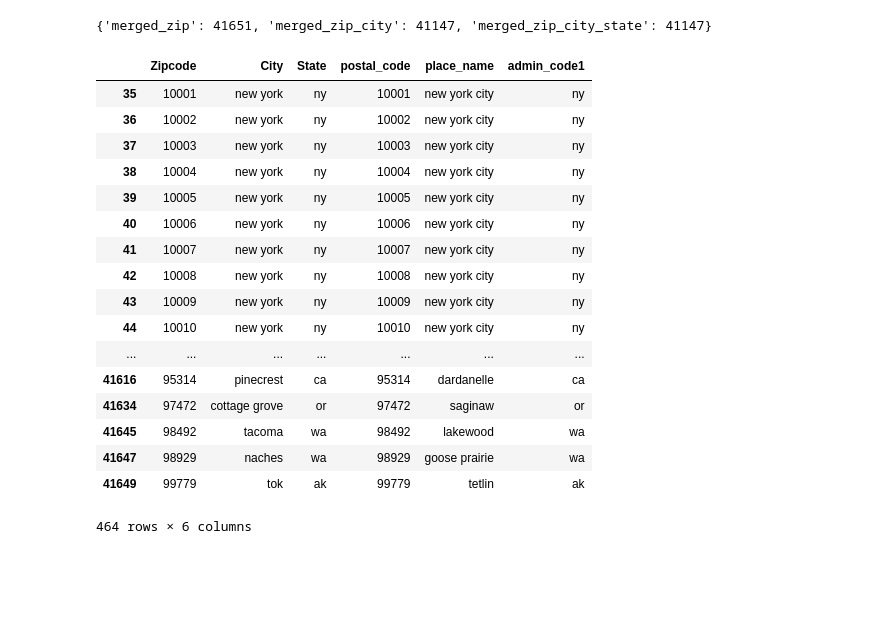
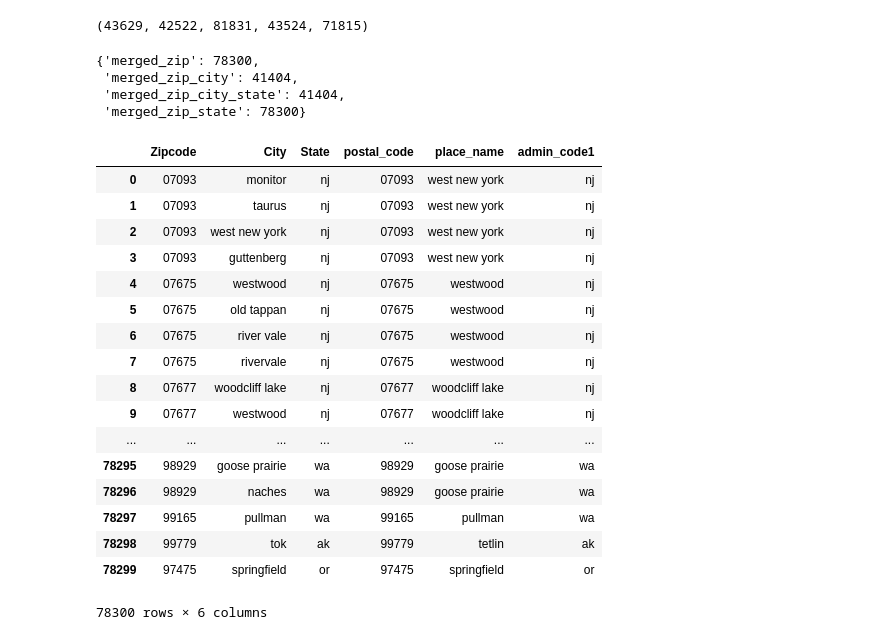
Before and after one commit to wrobstory/zipwhich, a Jupyter notebook: ZipComparo.ipynb, the cells around one changed output. Cells and saved outputs as stored; diff of their text form; code cells hidden in the pictures; blank space fills up the shorter version.

```diff
--- a/ZipComparo.ipynb
+++ b/ZipComparo.ipynb
@@ -57,3 +56,7 @@ free_diff_geo_df
+# %%
+len(geonames), len(free_zip_db), len(free_zip_all), len(noncensus)
+# %% [output]
+(43629, 42522, 81831, 43524, 71815)
 # %%
 # Columns of interest
 geo_zip_city_state = geonames[['postal_code', 'place_name', 'admin_code1']]
@@ -61,45 +65,49 @@ free_zip_city_state = free_zip_db[['Zipcode', 'City', 'State']]
 noncensus_city_state = noncensus[['zip', 'city', 'state']]
 # %%
 # free-zip vs geonames
-merged_zip = pd.merge(free_zip_city_state, geo_zip_city_state,
+merged_zip = pd.merge(free_zip_all_city_state, geo_zip_city_state,
                       left_on='Zipcode', right_on='postal_code')
-merged_zip_city = pd.merge(free_zip_city_state, geo_zip_city_state,
+merged_zip_city = pd.merge(free_zip_all_city_state, geo_zip_city_state,
                            left_on=['Zipcode', 'City'],
                            right_on=['postal_code', 'place_name'])
-merged_zip_city_state = pd.merge(free_zip_city_state, geo_zip_city_state,
+merged_zip_state = pd.merge(free_zip_all_city_state, geo_zip_city_state,
+                            left_on=['Zipcode', 'State'],
+                            right_on=['postal_code', 'admin_code1'])
+merged_zip_city_state = pd.merge(free_zip_all_city_state, geo_zip_city_state,
                                  left_on=['Zipcode', 'City', 'State'],
                                  right_on=['postal_code', 'place_name', 'admin_code1'])
 lengths_free_geo = {
     'merged_zip': len(merged_zip),
     'merged_zip_city': len(merged_zip_city),
+    'merged_zip_state': len(merged_zip_state),
     'merged_zip_city_state': len(merged_zip_city_state)
 }
 lengths_free_geo
 # %% [output]
-{'merged_zip': 41651, 'merged_zip_city': 41147, 'merged_zip_city_state': 41147}
+{'merged_zip': 78300,
+ 'merged_zip_city': 41404,
+ 'merged_zip_city_state': 41404,
+ 'merged_zip_state': 78300}
-# %%
-# What are we missing by joining on zip and city?
-# Things like new york vs new york city, winston-salem vs winston salem
-conflicting_free_geo = merged_zip[~merged_zip['Zipcode'].isin(merged_zip_city['Zipcode'])]
-conflicting_free_geo
-# %% [output]
-|  | Zipcode | City | State | postal_code | place_name | admin_code1 |
-| 35 | 10001 | new york | ny | 10001 | new york city | ny |
-| 36 | 10002 | new york | ny | 10002 | new york city | ny |
-| 37 | 10003 | new york | ny | 10003 | new york city | ny |
-| 38 | 10004 | new york | ny | 10004 | new york city | ny |
-| 39 | 10005 | new york | ny | 10005 | new york city | ny |
-| 40 | 10006 | new york | ny | 10006 | new york city | ny |
-| 41 | 10007 | new york | ny | 10007 | new york city | ny |
-| 42 | 10008 | new york | ny | 10008 | new york city | ny |
-| 43 | 10009 | new york | ny | 10009 | new york city | ny |
-| 44 | 10010 | new york | ny | 10010 | new york city | ny |
-| ... | ... | ... | ... | ... | ... | ... |
-| 41616 | 95314 | pinecrest | ca | 95314 | dardanelle | ca |
-| 41634 | 97472 | cottage grove | or | 97472 | saginaw | or |
-| 41645 | 98492 | tacoma | wa | 98492 | lakewood | wa |
-| 41647 | 98929 | naches | wa | 98929 | goose prairie | wa |
-| 41649 | 99779 | tok | ak | 99779 | tetlin | ak |
-464 rows × 6 columns
+# %%
+merged_zip
+# %% [output]
+|  | Zipcode | City | State | postal_code | place_name | admin_code1 |
+| 0 | 07093 | monitor | nj | 07093 | west new york | nj |
+| 1 | 07093 | taurus | nj | 07093 | west new york | nj |
+| 2 | 07093 | west new york | nj | 07093 | west new york | nj |
+| 3 | 07093 | guttenberg | nj | 07093 | west new york | nj |
+| 4 | 07675 | westwood | nj | 07675 | westwood | nj |
+| 5 | 07675 | old tappan | nj | 07675 | westwood | nj |
+| 6 | 07675 | river vale | nj | 07675 | westwood | nj |
+| 7 | 07675 | rivervale | nj | 07675 | westwood | nj |
+| 8 | 07677 | woodcliff lake | nj | 07677 | woodcliff lake | nj |
+| 9 | 07677 | westwood | nj | 07677 | woodcliff lake | nj |
+| ... | ... | ... | ... | ... | ... | ... |
+| 78295 | 98929 | goose prairie | wa | 98929 | goose prairie | wa |
+| 78296 | 98929 | naches | wa | 98929 | goose prairie | wa |
+| 78297 | 99165 | pullman | wa | 99165 | pullman | wa |
+| 78298 | 99779 | tok | ak | 99779 | tetlin | ak |
+| 78299 | 97475 | springfield | or | 97475 | springfield | or |
+78300 rows × 6 columns
 # %%
 # noncensus vs free zip
```
Also changed, not shown: parts of 12 cells of this notebook, 1 other file.
